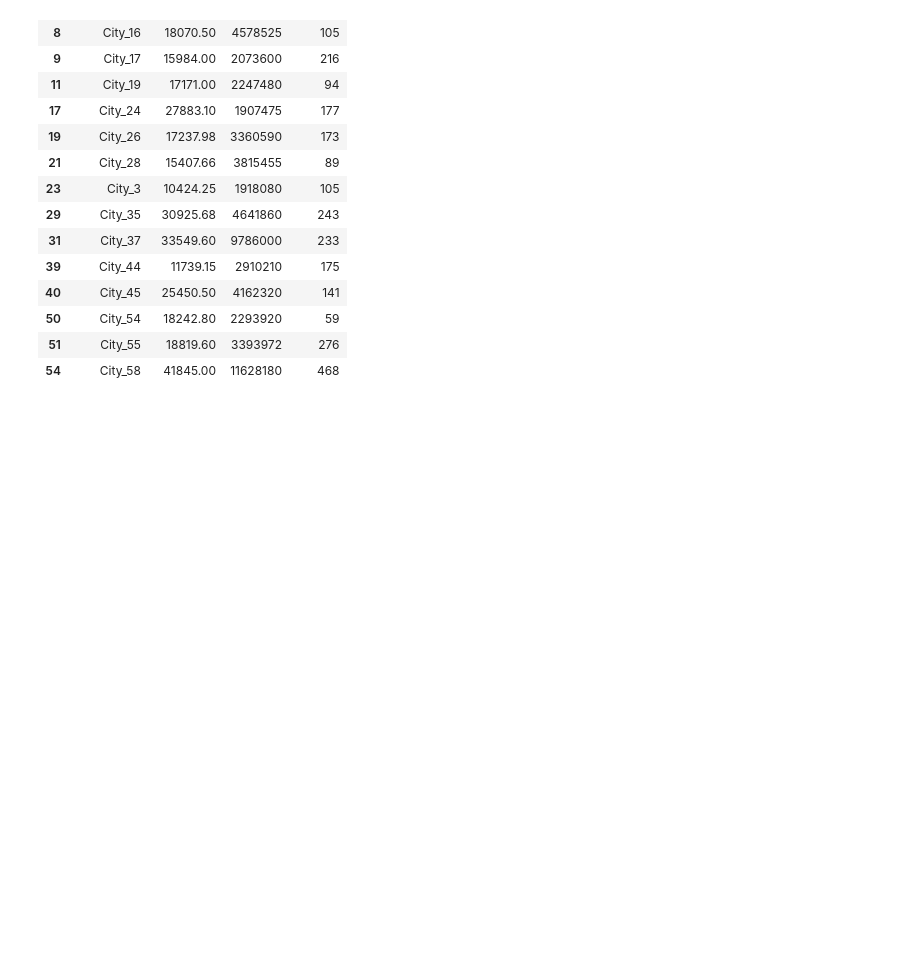
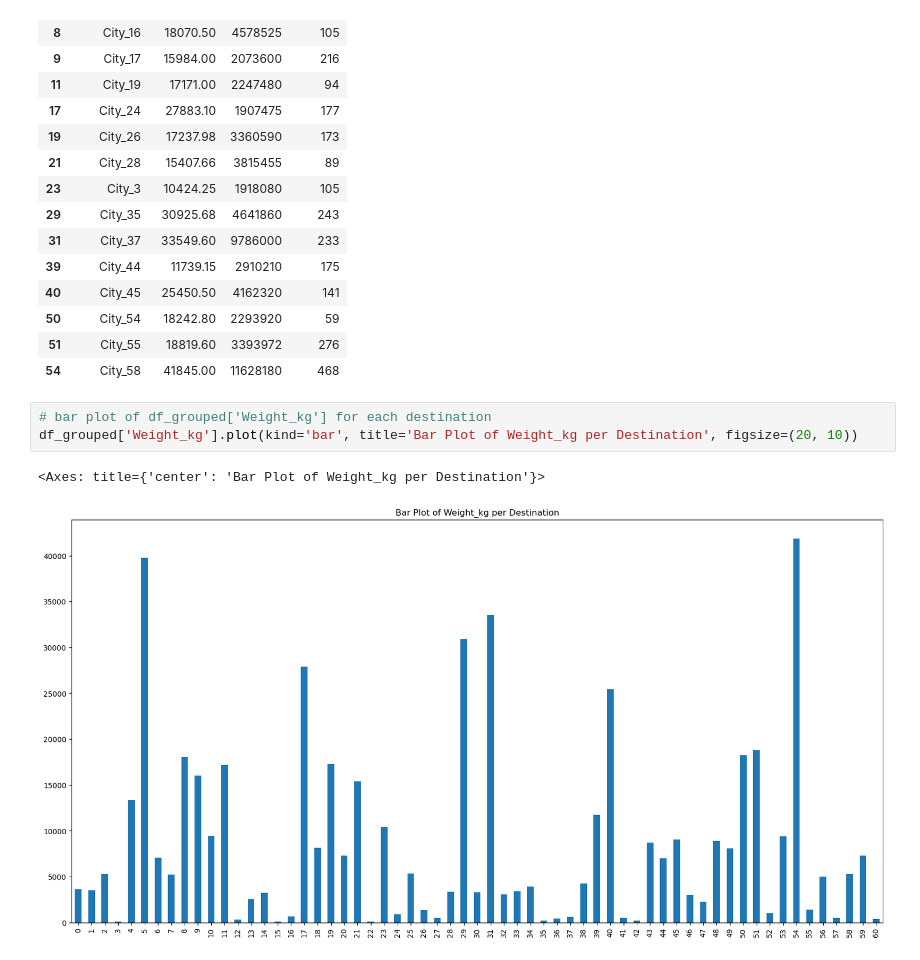
Before and after one commit to Far-naz/cvrp, a Jupyter notebook: src/read_data.ipynb, the cells around one changed output. Cells and saved outputs as stored; diff of their text form; blank space fills up the shorter version.

```diff
--- a/src/read_data.ipynb
+++ b/src/read_data.ipynb
@@ -116,3 +148,9 @@ df_grouped[df_grouped['Weight_kg'] > 10000]
 | 50 | City_54 | 18242.80 | 2293920 | 59 |
 | 51 | City_55 | 18819.60 | 3393972 | 276 |
 | 54 | City_58 | 41845.00 | 11628180 | 468 |
+# %%
+# bar plot of df_grouped['Weight_kg'] for each destination
+df_grouped['Weight_kg'].plot(kind='bar', title='Bar Plot of Weight_kg per Destination', figsize=(20, 10))
+# %% [output]
+<Axes: title={'center': 'Bar Plot of Weight_kg per Destination'}>
+[figure, added]
```
Also changed, not shown: parts of 8 cells of this notebook, 35 other files.
